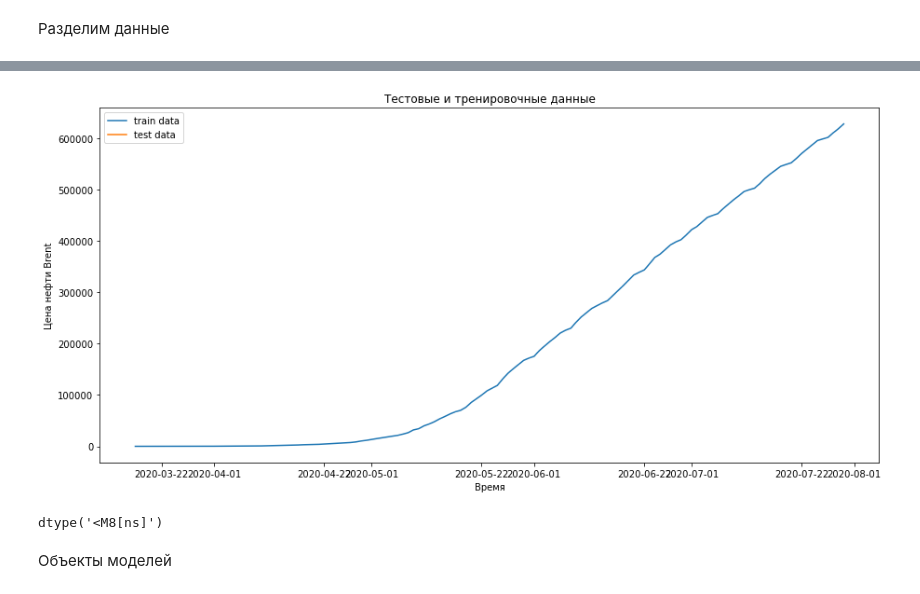
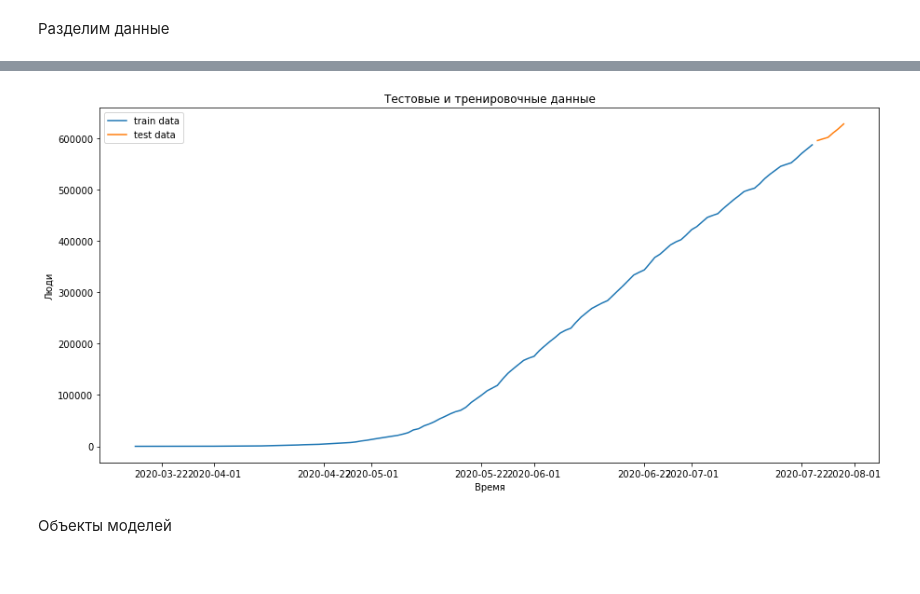
Before and after one commit to egorsemevskiy/GB_EDA, a Jupyter notebook: 2_lesson/HW_2_lesson.ipynb, the cells around one changed output, grey strips where cells are left out. Saved outputs shown, nothing was run; the diff lists cells and outputs as text; code cells hidden in the pictures.

```diff
--- a/2_lesson/HW_2_lesson.ipynb
+++ b/2_lesson/HW_2_lesson.ipynb
@@ -410,0 +413,8 @@ df_d = yao_jonson(df_d, features)
+# %%
+df_r['t'] = 0.0
+df.iloc[1: , -3]=df_r.iloc[:-1 , 0].values
+df_r['t1']=0.0
+df_r.iloc[2:, -2]=df_r.iloc[:-2,0].values
+df_r['t2']=0.0
+df_r.iloc[3:, -1]=df_r.iloc[:-3,0].values
+df_r.fillna(0)
@@ -440,2 +465,0 @@ def split_data_b( data, split_date ):
-# %%
-train_b, test_b = split_data_b(df_r, '10-07-2020')
@@ -447,15 +482,11 @@ y_test_b = test_b[df_r.columns[0]].values[1:]
 # %%
 plt.figure( figsize=( 15, 7 ))
 plt.xlabel('Время')
-plt.ylabel('Цена нефти Brent')
+plt.ylabel('Люди')
 plt.plot(train_b.index.get_level_values('Дата'),train_b[df_r.columns[0]], label='train data' )
 plt.plot(test_b.index.get_level_values('Дата'),test_b[df_r.columns[0]], label='test data')
 plt.title( 'Тестовые и тренировочные данные' )
 plt.legend()
 plt.show()
 # %% [output]
-[figure, old version]
+[figure, new version]
-# %%
-df.index.dtype
-# %% [output]
-dtype('<M8[ns]')
```
Also changed, not shown: parts of 12 cells of this notebook, 1 other file.
